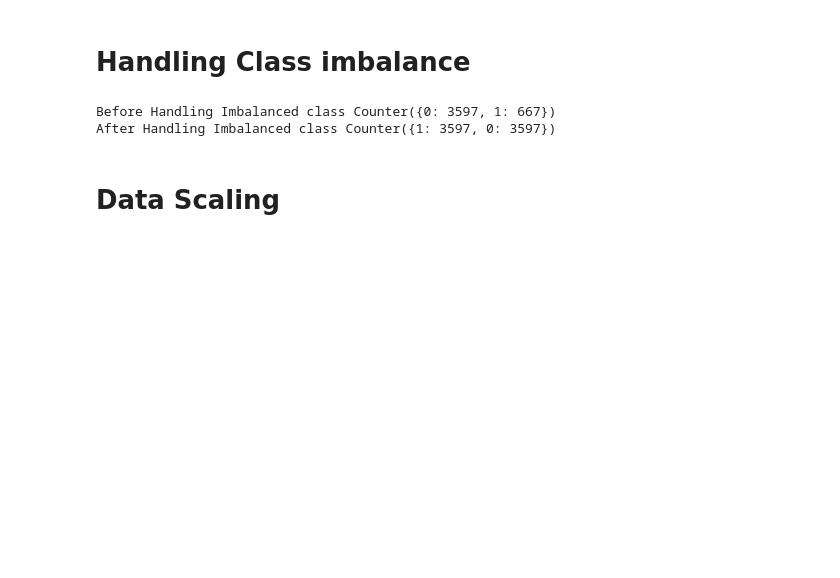
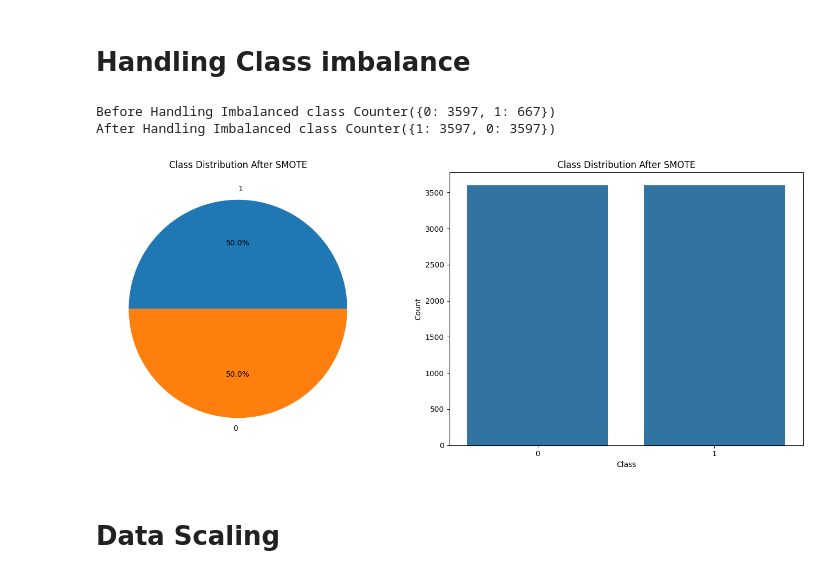
Before and after one commit to Amitkumardas123/Personalized-Healthcare-Recommendations, a Jupyter notebook: Personalized_Healthcare_Recommendations.ipynb, the cells around one changed output. Cells and saved outputs as stored; diff of their text form; code cells hidden in the pictures; blank space fills up the shorter version.

```diff
--- a/Personalized_Healthcare_Recommendations.ipynb
+++ b/Personalized_Healthcare_Recommendations.ipynb
@@ -411,6 +411,28 @@ print(f'After Handling Imbalanced class {Counter(y)}')
 # %% [output]
 Before Handling Imbalanced class Counter({0: 3597, 1: 667})
 After Handling Imbalanced class Counter({1: 3597, 0: 3597})
+# %%
+# Count the distribution after SMOTE
+class_counts_after = Counter(y)
+
+# Plotting
+fig, ax = plt.subplots(1, 2, figsize=(14, 6))
+
+# Pie chart
+ax[0].pie(class_counts_after.values(), labels=class_counts_after.keys(), autopct='%1.1f%%', colors=['#1f77b4', '#ff7f0e'])
+ax[0].set_title('Class Distribution After SMOTE')
+
+# Bar plot
+sns.barplot(x=list(class_counts_after.keys()), y=list(class_counts_after.values()), ax=ax[1])
+ax[1].set_title('Class Distribution After SMOTE')
+ax[1].set_xlabel('Class')
+ax[1].set_ylabel('Count')
+
+# Show plots
+plt.tight_layout()
+plt.show()
+# %% [output]
+[figure, added]
 # %% [markdown]
 # **Data Scaling**
 # %%
```
